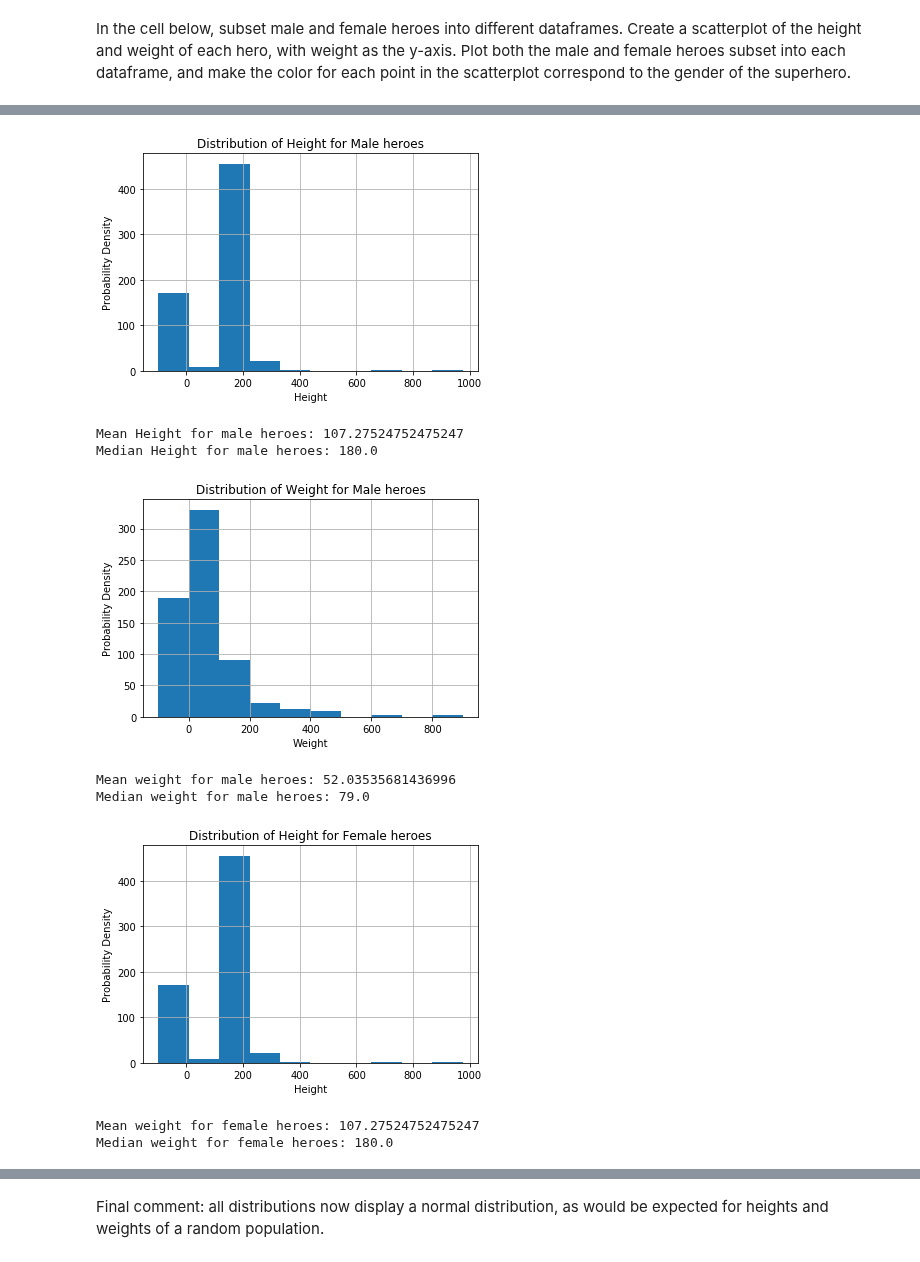
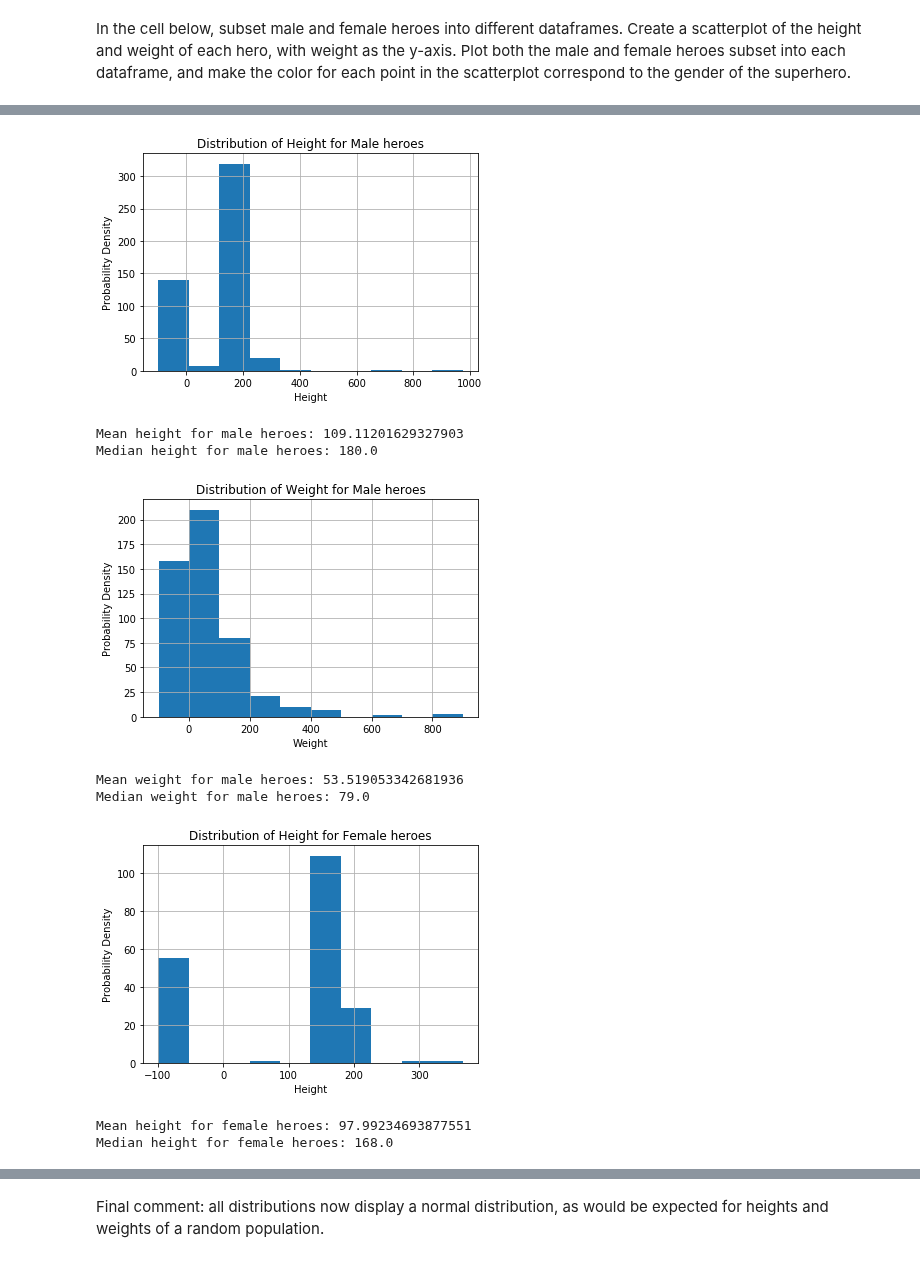
Before and after one commit to learn-co-curriculum/dsc-pandas-data-cleaning-lab, a Jupyter notebook: index.ipynb, the cells around one changed output, grey strips where cells are left out. Saved outputs shown, nothing was run; the diff lists cells and outputs as text; code cells hidden in the pictures.

```diff
--- a/index.ipynb
+++ b/index.ipynb
@@ -183,4 +189,9 @@ In the cell below, join the two DataFrames.  Think about which sort of join you
 **_HINT:_** If the join throws an error message, consider setting the column you want to join on as the index for each DataFrame.
+# %%
+# Drop duplicate names
+heroes_df.drop_duplicates(subset="name", inplace=True)
+# Reset index values
+heroes_df.reset_index(drop=True, inplace=True)
 # %%
 powers_df.rename(columns={'hero_names':'name'}, inplace=True)
 # %%
@@ -243,30 +243,30 @@ def show_distplot(dataframe, gender, column_name):
     plt.show()
 # %%
 # Male Height
-show_distplot(heroes_and_powers_df, 'Male', 'Height')
-print("Mean Height for male heroes: {}".format(male_heroes_df.Height.mean()))
-print("Median Height for male heroes: {}".format(male_heroes_df.Height.median()))
+show_distplot(male_heroes_df, 'Male', 'Height')
+print("Mean height for male heroes: {}".format(male_heroes_df.Height.mean()))
+print("Median height for male heroes: {}".format(male_heroes_df.Height.median()))
 # %% [output]
-[figure, old version]
+[figure, new version]
-Mean Height for male heroes: 107.27524752475247
-Median Height for male heroes: 180.0
+Mean height for male heroes: 109.11201629327903
+Median height for male heroes: 180.0
 # %%
 # Male Weight
-show_distplot(heroes_and_powers_df, 'Male', 'Weight')
+show_distplot(male_heroes_df, 'Male', 'Weight')
 print("Mean weight for male heroes: {}".format(male_heroes_df.Weight.mean()))
 print("Median weight for male heroes: {}".format(male_heroes_df.Weight.median()))
 # %% [output]
-[figure, old version]
+[figure, new version]
-Mean weight for male heroes: 52.03535681436996
+Mean weight for male heroes: 53.519053342681936
 Median weight for male heroes: 79.0
 # %%
 # Female Height
-show_distplot(heroes_and_powers_df, 'Female', 'Height')
-print("Mean weight for female heroes: {}".format(male_heroes_df.Height.mean()))
-print("Median weight for female heroes: {}".format(male_heroes_df.Height.median()))
+show_distplot(female_heroes_df, 'Female', 'Height')
+print("Mean height for female heroes: {}".format(female_heroes_df.Height.mean()))
+print("Median height for female heroes: {}".format(female_heroes_df.Height.median()))
 # %% [output]
-[figure, old version]
+[figure, new version]
-Mean weight for female heroes: 107.27524752475247
-Median weight for female heroes: 180.0
+Mean height for female heroes: 97.99234693877551
+Median height for female heroes: 168.0
 # %%
 # Female Weight
```
Also changed, not shown: parts of 15 cells of this notebook, 13 other files.
